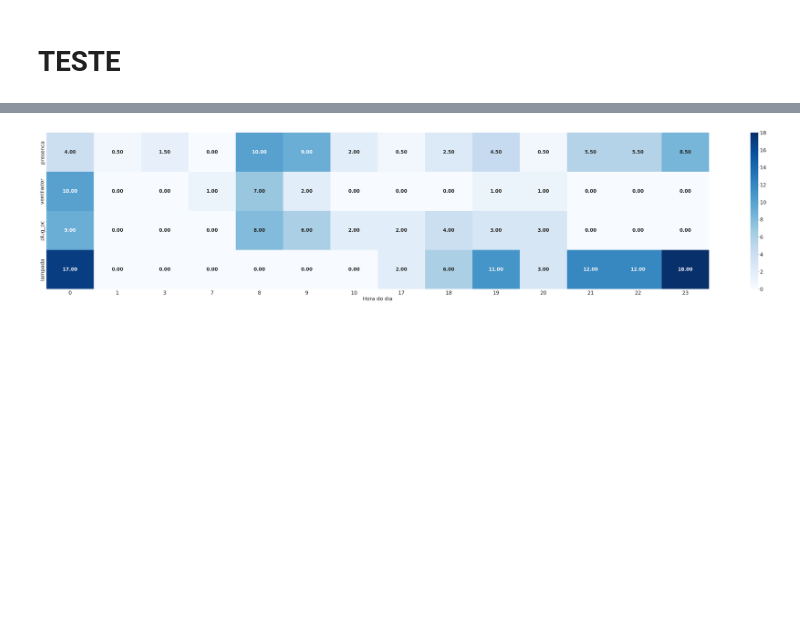
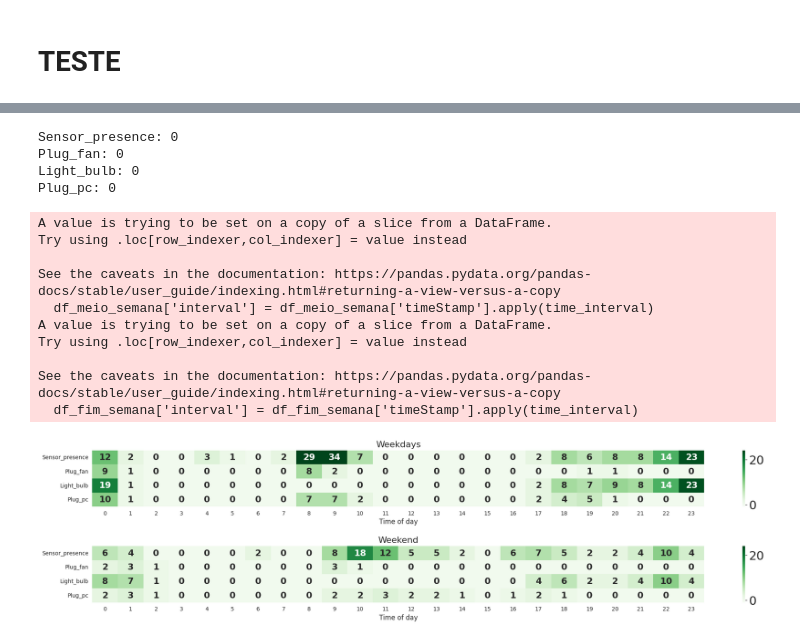
Before and after one commit to hestia-sim/HESTIA-Smart-Home-Simulator, a Jupyter notebook: notebook/validacao.ipynb, the cells around one changed output, grey strips where cells are left out. Cells and saved outputs as stored; diff of their text form; code cells hidden in the pictures; blank space fills up the shorter version.

```diff
--- a/notebook/validacao.ipynb
+++ b/notebook/validacao.ipynb
@@ -167,10 +224,2 @@ See the caveats in the documentation: https://pandas.pydata.org/pandas-docs/stab
 # %% [markdown]
 # TESTE
-# %%
-df_heatmap['interval'] = df_heatmap['timeStamp'].apply(time_interval)
-routine_dict = {}
-total_days = (df_heatmap['timeStamp'].max() - df_heatmap['timeStamp'].min()).days + 1
-for device in unique_devices:
-    # routine_dict[device] = df[df['devId'] == device].groupby('interval')['devId'].count() / total_days
-    routine_dict[device] = df_heatmap[df_heatmap['devId'] == device].groupby('interval')['devId'].count()
-df_teste = pd.DataFrame(routine_dict)
@@ -205,13 +226,54 @@ routine_dict
-# %%
-routine_map = pd.DataFrame(df_teste).fillna(0).T
-fig = plt.figure(figsize=(70, 12))
-fig.subplots_adjust(left=0.2)
-heatmap = sns.heatmap(routine_map, vmin=0, vmax=routine_map.max().max(), annot=True, cmap='Blues', fmt='.2f',
-                      linecolor='black', annot_kws={'size': 20, 'weight': 'heavy'})
-heatmap.collections[0].colorbar.ax.tick_params(labelsize=22)
-plt.xticks(fontsize=22)
-plt.yticks(fontsize=22)
-plt.xlabel('Hora do dia', fontsize=22)
-plt.show()
-# %% [output]
-[figure, removed]
+# %%
+
+
+
+
+df_gerado = pd.read_csv('../dados/original/completo/dados-validacao-temp.csv')
+colunas = ['devId', 'productKey', 'message', 'timeStamp']
+unique_devices = ['Sensor_presence', 'Plug_fan', 'Light_bulb', 'Plug_pc']
+
+dicionario = {
+    'QUARTO_PLUG_02-004': 'Plug_fan',
+    'QUARTO_SENSOR_PRESENCA-002': 'Sensor_presence',
+    'QUARTO_LAMPADA-001': 'Light_bulb',
+    'QUARTO_PLUG_01-003': 'Plug_pc'
+}
+
+df_gerado['devId'] = df_gerado['device'].apply(lambda x: dicionario[x])
+
+
+df_gerado = df_gerado[colunas]
+
+df_gerado['timeStamp'] = df_gerado['timeStamp'].apply(lambda string: datetime.strptime(string, '%Y-%m-%d %H:%M:%S.%f'))
+df_gerado["day_week"] = df_gerado["timeStamp"].dt.day_name()
+
+
+
+for device in unique_devices:
+    result = (df_gerado[df_gerado['devId'] == device]['message'].shift(1) == df_gerado[df_gerado['devId'] == device]['message']).sum()
+    print(f'{device}: {result}')
+
+
+# df_heatmap = df_gerado[df_gerado['day_week'] == 'Monday']
+# df_heatmap = df_gerado.query('day_week != "Sunday" and day_week != "Saturday"')
+# df_heatmap = df_gerado.query('day_week == "Sunday" or day_week == "Saturday"')
+
+# df_heatmap = df_heatmap[df_heatmap['devId'] != 'presenca']
+graph = device_change_heatmap_Teste(df_gerado, unique_devices)
+graph.savefig("gerado.png", bbox_inches='tight')
+# %% [output]
+Sensor_presence: 0
+Plug_fan: 0
+Light_bulb: 0
+Plug_pc: 0
+A value is trying to be set on a copy of a slice from a DataFrame.
+Try using .loc[row_indexer,col_indexer] = value instead
+
+See the caveats in the documentation: https://pandas.pydata.org/pandas-docs/stable/user_guide/indexing.html#returning-a-view-versus-a-copy
+  df_meio_semana['interval'] = df_meio_semana['timeStamp'].apply(time_interval)
+A value is trying to be set on a copy of a slice from a DataFrame.
+Try using .loc[row_indexer,col_indexer] = value instead
+
+See the caveats in the documentation: https://pandas.pydata.org/pandas-docs/stable/user_guide/indexing.html#returning-a-view-versus-a-copy
+  df_fim_semana['interval'] = df_fim_semana['timeStamp'].apply(time_interval)
+[figure, added]
```
Also changed, not shown: parts of 7 cells of this notebook.
